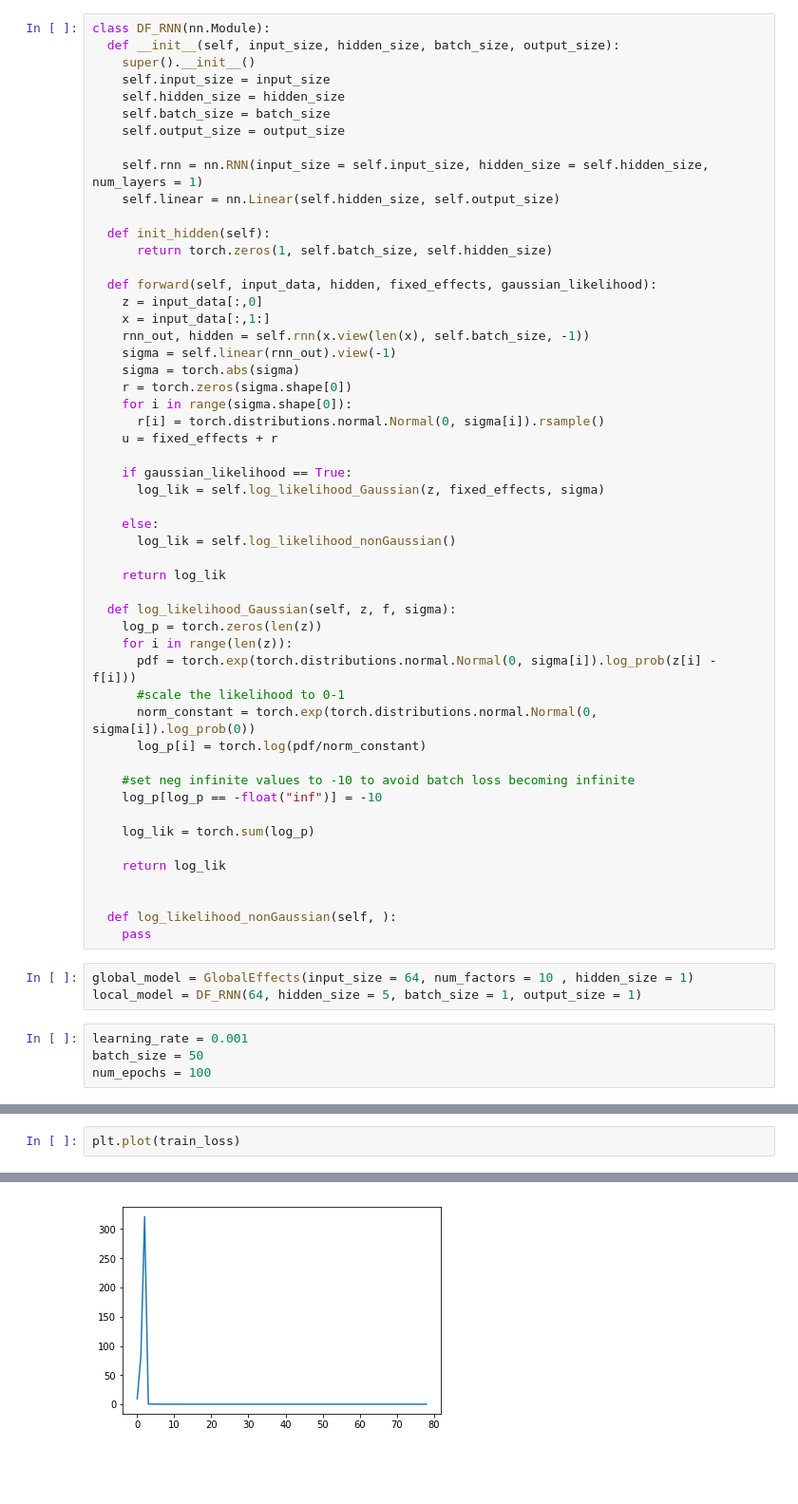
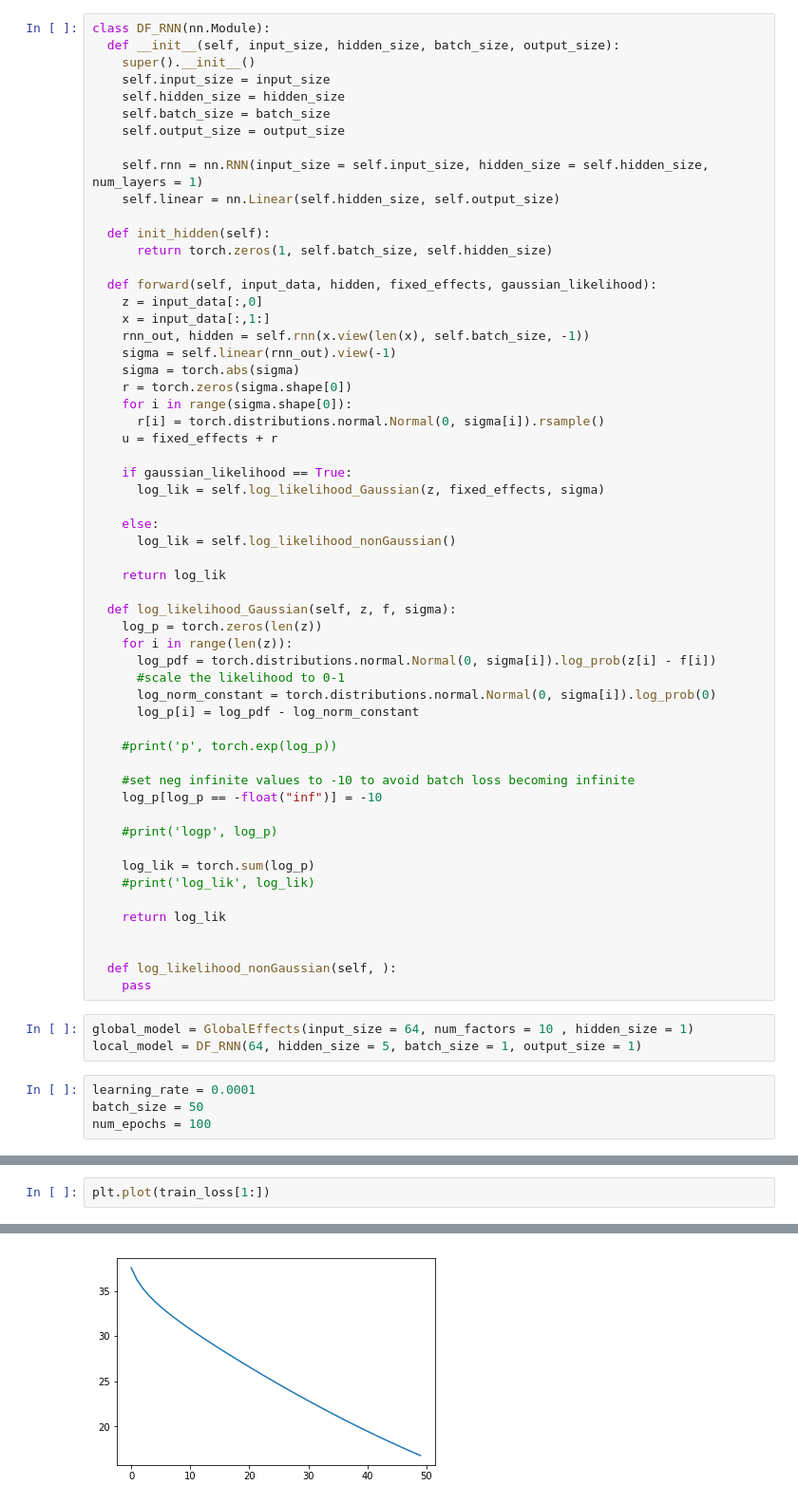
Before and after one commit to emilyj19/TS, a Jupyter notebook: Deep_Factors.ipynb, the cells around one changed output, grey strips where cells are left out. Shown: that part at 95% size. Drawn from its saved outputs; the diff is of its cells as text; blank space fills up the shorter version.

```diff
--- a/Deep_Factors.ipynb
+++ b/Deep_Factors.ipynb
@@ -162,15 +222,20 @@ class DF_RNN(nn.Module):
   def log_likelihood_Gaussian(self, z, f, sigma):
     log_p = torch.zeros(len(z))
     for i in range(len(z)):
-      pdf = torch.exp(torch.distributions.normal.Normal(0, sigma[i]).log_prob(z[i] - f[i]))
+      log_pdf = torch.distributions.normal.Normal(0, sigma[i]).log_prob(z[i] - f[i])
       #scale the likelihood to 0-1
-      norm_constant = torch.exp(torch.distributions.normal.Normal(0, sigma[i]).log_prob(0))
-      log_p[i] = torch.log(pdf/norm_constant)
+      log_norm_constant = torch.distributions.normal.Normal(0, sigma[i]).log_prob(0)
+      log_p[i] = log_pdf - log_norm_constant
+
+    #print('p', torch.exp(log_p))
 
     #set neg infinite values to -10 to avoid batch loss becoming infinite
     log_p[log_p == -float("inf")] = -10
 
+    #print('logp', log_p)
+
     log_lik = torch.sum(log_p)
+    #print('log_lik', log_lik)
 
     return log_lik
 
@@ -181,7 +246,7 @@ class DF_RNN(nn.Module):
 global_model = GlobalEffects(input_size = 64, num_factors = 10 , hidden_size = 1)
 local_model = DF_RNN(64, hidden_size = 5, batch_size = 1, output_size = 1)
 # %%
-learning_rate = 0.001
+learning_rate = 0.0001
 batch_size = 50
 num_epochs = 100
 # %%
@@ -245,6 +310,6 @@ Epoch:  78 loss:  0.32176876068115234
 KeyboardInterrupt: ignored
 # %%
-plt.plot(train_loss)
+plt.plot(train_loss[1:])
 # %% [output]
 [<matplotlib.lines.Line2D at 0x...>]
-[figure, old version]
+[figure, new version]
```
Also changed, not shown: parts of 4 cells of this notebook.
